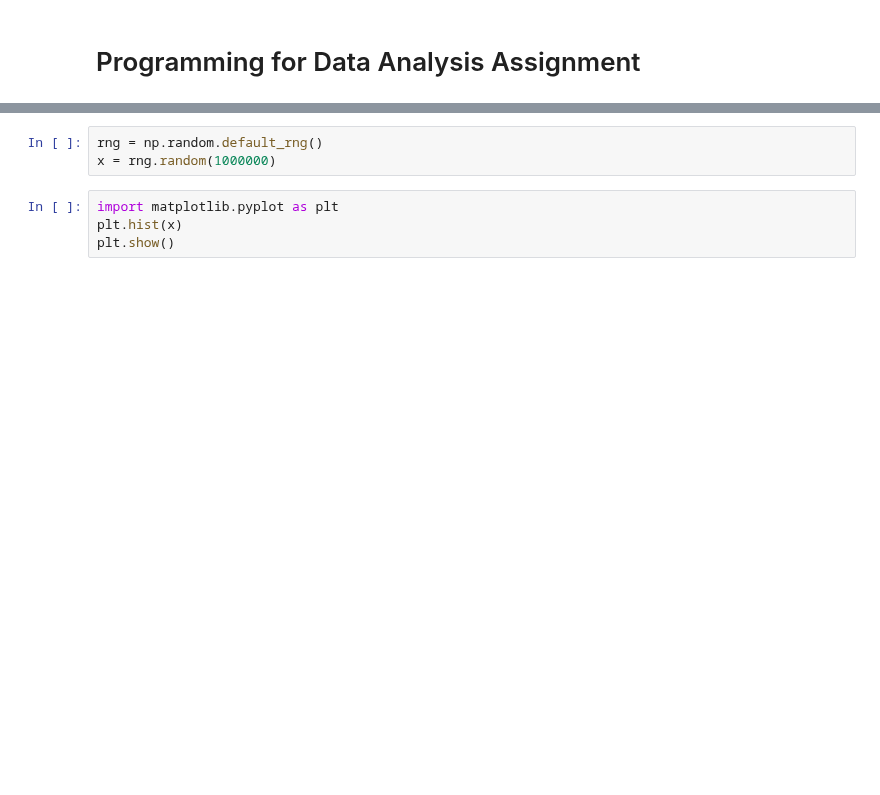
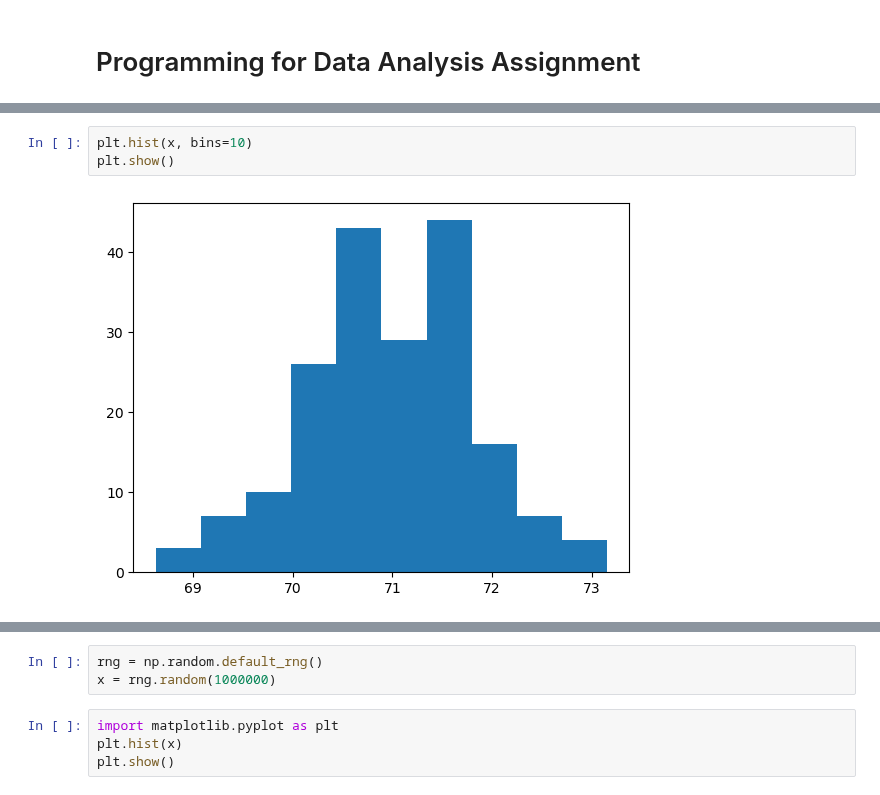
Before and after one commit to mickalleny2k/PfDA_Assignment, a Jupyter notebook: PfDA_Assignment.ipynb, the cells around one changed output, grey strips where cells are left out. Saved outputs shown, nothing was run; the diff lists cells and outputs as text; blank space fills up the shorter version.

```diff
--- a/PfDA_Assignment.ipynb
+++ b/PfDA_Assignment.ipynb
@@ -2,0 +29,5 @@
+# %%
+plt.hist(x, bins=10)
+plt.show()
+# %% [output]
+[figure, added]
```
Also changed, not shown: parts of 25 cells of this notebook, 2 other files.
